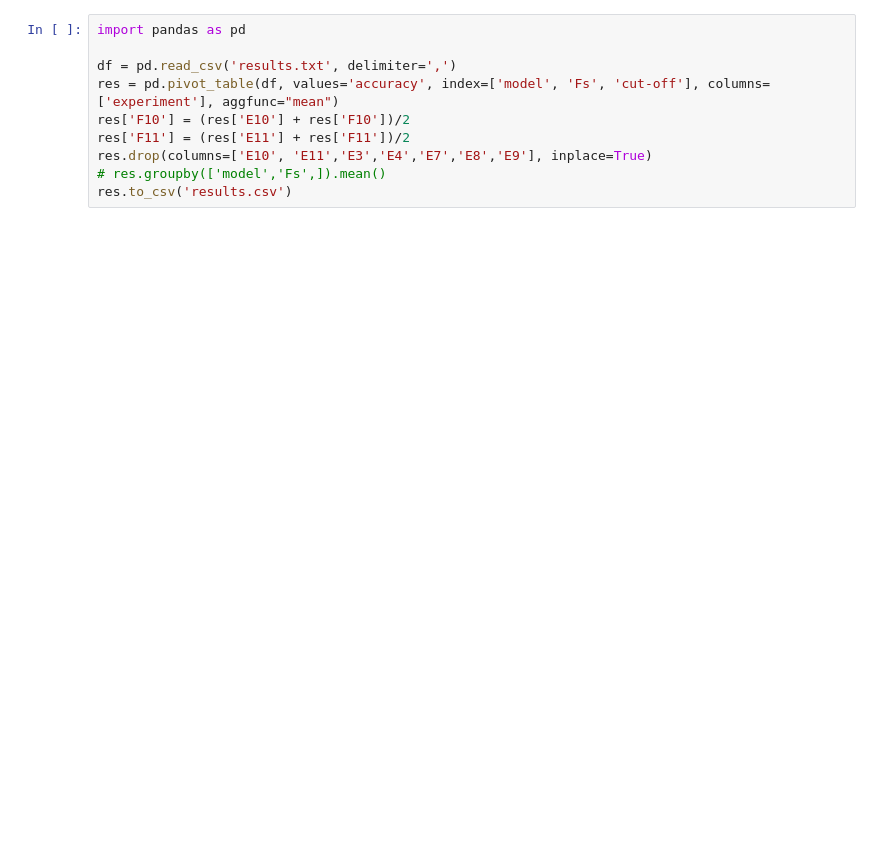
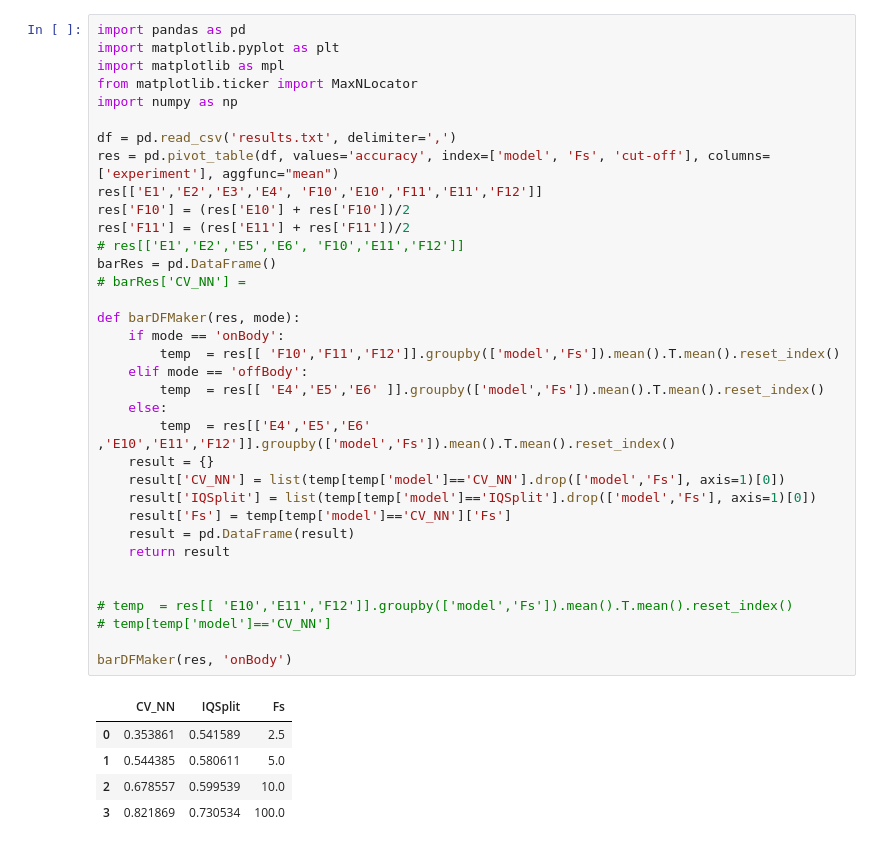
Before and after one commit to mkashani-phd/BLEWBAN_Dataset, a Jupyter notebook: Examples/ALL NN/res/resAnalyze.ipynb, the cells around one changed output. Saved outputs shown, nothing was run; the diff lists cells and outputs as text; blank space fills up the shorter version.

Commit message:
new figer for results

```diff
--- a/Examples/ALL NN/res/resAnalyze.ipynb
+++ b/Examples/ALL NN/res/resAnalyze.ipynb
@@ -1,10 +1,41 @@
-# %%
-import pandas as pd
-
-df = pd.read_csv('results.txt', delimiter=',')
-res = pd.pivot_table(df, values='accuracy', index=['model', 'Fs', 'cut-off'], columns=['experiment'], aggfunc="mean")
-res['F10'] = (res['E10'] + res['F10'])/2
-res['F11'] = (res['E11'] + res['F11'])/2
-res.drop(columns=['E10', 'E11','E3','E4','E7','E8','E9'], inplace=True)
-# res.groupby(['model','Fs',]).mean()
-res.to_csv('results.csv')
+# %%
+import pandas as pd
+import matplotlib.pyplot as plt
+import matplotlib as mpl
+from matplotlib.ticker import MaxNLocator
+import numpy as np
+
+df = pd.read_csv('results.txt', delimiter=',')
+res = pd.pivot_table(df, values='accuracy', index=['model', 'Fs', 'cut-off'], columns=['experiment'], aggfunc="mean")
+res[['E1','E2','E3','E4', 'F10','E10','F11','E11','F12']]
+res['F10'] = (res['E10'] + res['F10'])/2
+res['F11'] = (res['E11'] + res['F11'])/2
+# res[['E1','E2','E5','E6', 'F10','E11','F12']]
+barRes = pd.DataFrame()
+# barRes['CV_NN'] =
+
+def barDFMaker(res, mode):
+    if mode == 'onBody':
+        temp  = res[[ 'F10','F11','F12']].groupby(['model','Fs']).mean().T.mean().reset_index()
+    elif mode == 'offBody':
+        temp  = res[[ 'E4','E5','E6' ]].groupby(['model','Fs']).mean().T.mean().reset_index()
+    else:
+        temp  = res[['E4','E5','E6' ,'E10','E11','F12']].groupby(['model','Fs']).mean().T.mean().reset_index()
+    result = {}
+    result['CV_NN'] = list(temp[temp['model']=='CV_NN'].drop(['model','Fs'], axis=1)[0])
+    result['IQSplit'] = list(temp[temp['model']=='IQSplit'].drop(['model','Fs'], axis=1)[0])
+    result['Fs'] = temp[temp['model']=='CV_NN']['Fs']
+    result = pd.DataFrame(result)
+    return result
+
+
+# temp  = res[[ 'E10','E11','F12']].groupby(['model','Fs']).mean().T.mean().reset_index()
+# temp[temp['model']=='CV_NN']
+
+barDFMaker(res, 'onBody')
+# %% [output]
+|  | CV_NN | IQSplit | Fs |
+| 0 | 0.353861 | 0.541589 | 2.5 |
+| 1 | 0.544385 | 0.580611 | 5.0 |
+| 2 | 0.678557 | 0.599539 | 10.0 |
+| 3 | 0.821869 | 0.730534 | 100.0 |
```
Also changed, not shown: parts of 9 cells of this notebook, 5 other files.
